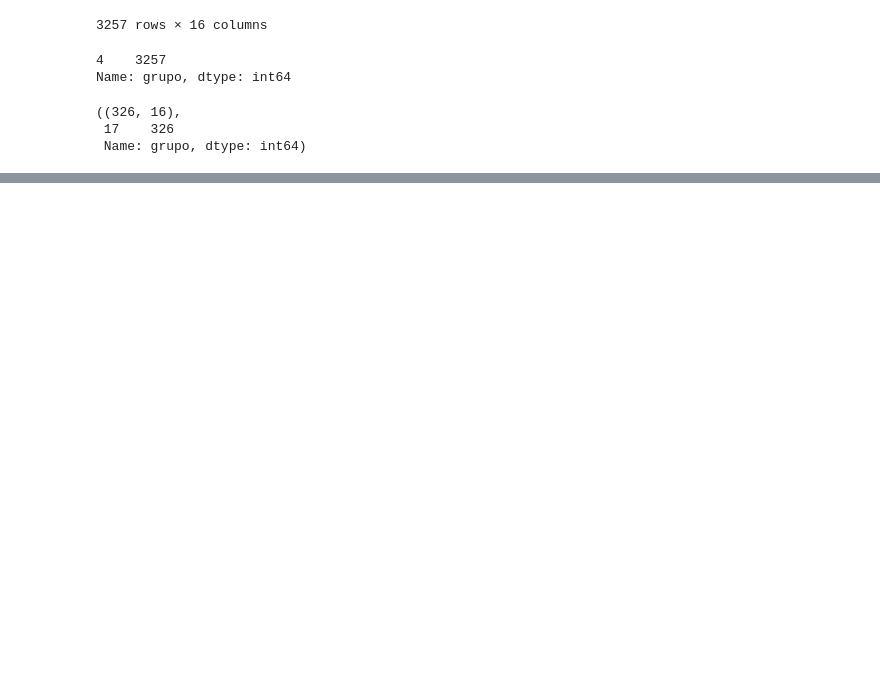
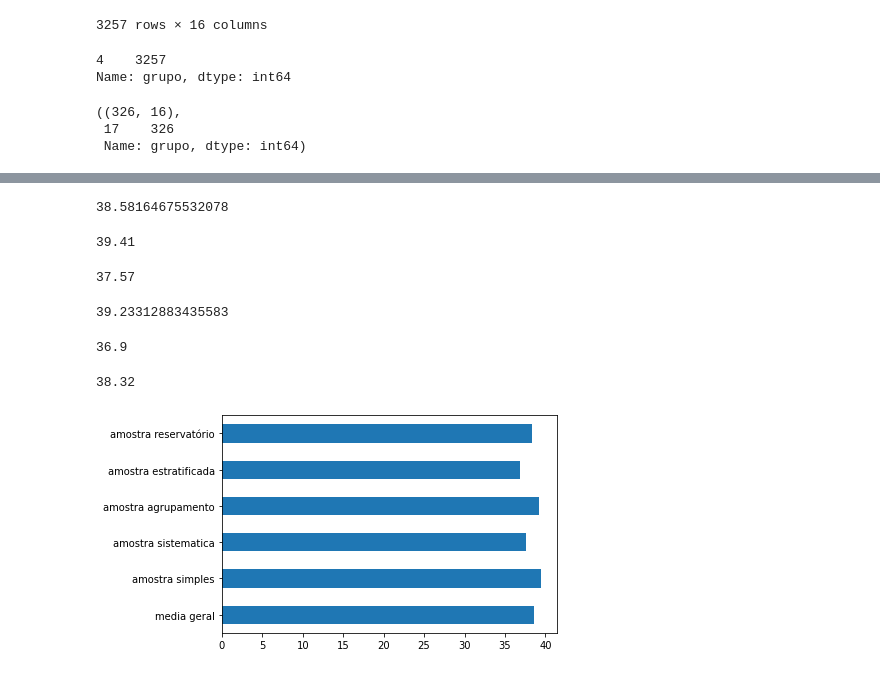
Before and after one commit to caiquemiranda/python-statistics, a Jupyter notebook: estatistica-machine-learning/cls01-População-e-amostra.ipynb, the cells around one changed output, grey strips where cells are left out. Drawn from its saved outputs; the diff is of its cells as text; code cells hidden in the pictures; blank space fills up the shorter version.

Commit message:
comparativo de resultados

```diff
--- a/estatistica-machine-learning/cls01-População-e-amostra.ipynb
+++ b/estatistica-machine-learning/cls01-População-e-amostra.ipynb
@@ -273,0 +376,28 @@ df_amostra_agrupamento.tail()
+# %%
+# função para gerar amostras de reservatório
+
+def amostragem_reservatorio(dados, amostras):
+    stream = []
+    for i in range(len(dados)):                              # iteração sobre os registros da base de dados
+        stream.append(i)                                     # adiciona um indice para cada registro
+
+    i = 0                                                    # variavel auxiliar para o indice
+    tamanho = len(stream)                                    # variavel tamanho para ter a quantidade de registros
+
+    reservatorio = [0] * amostras                            # onde serão armazenados os inidices dos registros sorteados
+    for i in range(amostras):                                # iteração para gerar os registros sorteados
+        reservatorio[i] = stream[i]                          # adiciona os inidices dos registros sorteados
+
+    while i < tamanho:                                       # iteração para selecionar os registros
+        j = random.randrange(i + 1)                          # sorteia um número aleatório entre i + 1
+        if j < amostras:
+            reservatorio[j] = stream[i]                      # onde ficarão armazenados oa valores sorteados
+        i += 1                                               # incrementa o contador
+
+    return dados.iloc[reservatorio]                          # retorna os registros sorteados pelo algoritmo de amostragem de reservatório
+# %%
+# uso da função para gerar amostras de reservatório com 100 amostras
+df_amostragem_reservatorio = amostragem_reservatorio(dados, 100)
+
+# visualização da quantidade de registros sorteados
+df_amostragem_reservatorio.shape
@@ -273,0 +418,50 @@ df_amostra_agrupamento.tail()
+# %%
+amostras = {'media geral': dados.mean(),
+            'amostra simples': df_amostra_aleatoria_simples.mean(),
+            'amostra sistematica': df_amostra_sistematica.mean(),
+            'amostra agrupamento': df_amostra_agrupamento.mean(),
+            'amostra estratificada': df_amostra_estratificada.mean(),
+            'amostra reservatório': df_amostragem_reservatorio.mean()}
+# %%
+# média da variavel age(idade) em todos os registros
+
+dados['age'].mean()
+# %% [output]
+38.58164675532078
+# %%
+# média da variavel age(idade) usando a amostra simples
+
+df_amostra_aleatoria_simples['age'].mean()
+# %% [output]
+39.41
+# %%
+# média da variavel age(idade) usando a amostra sistematica
+
+df_amostra_sistematica['age'].mean()
+# %% [output]
+37.57
+# %%
+# média da variavel age(idade) usando a amostra por agrupamento
+
+df_amostra_agrupamento['age'].mean()
+# %% [output]
+39.23312883435583
+# %%
+# média da variavel age(idade) usando a amostra estratificada
+
+df_amostra_estratificada['age'].mean()
+# %% [output]
+36.9
+# %%
+# média da variavel age(idade) usando a amostra por reservatório
+
+df_amostragem_reservatorio['age'].mean()
+# %% [output]
+38.32
+# %%
+resultados = pd.DataFrame(amostras)
+resultados = resultados.T
+# %%
+resultados['age'].plot(kind='barh');
+# %% [output]
+[figure, added]
```
Also changed, not shown: parts of 20 cells of this notebook.
